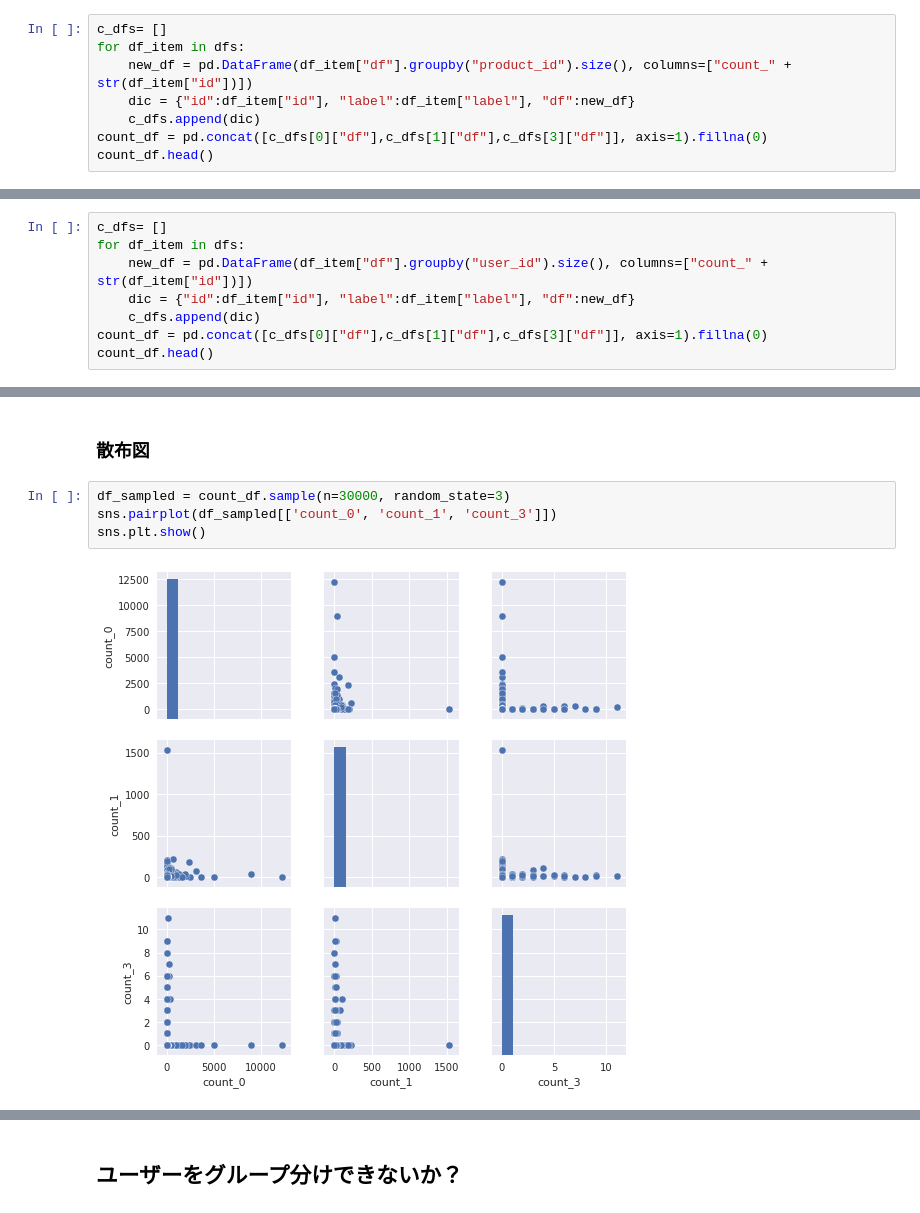
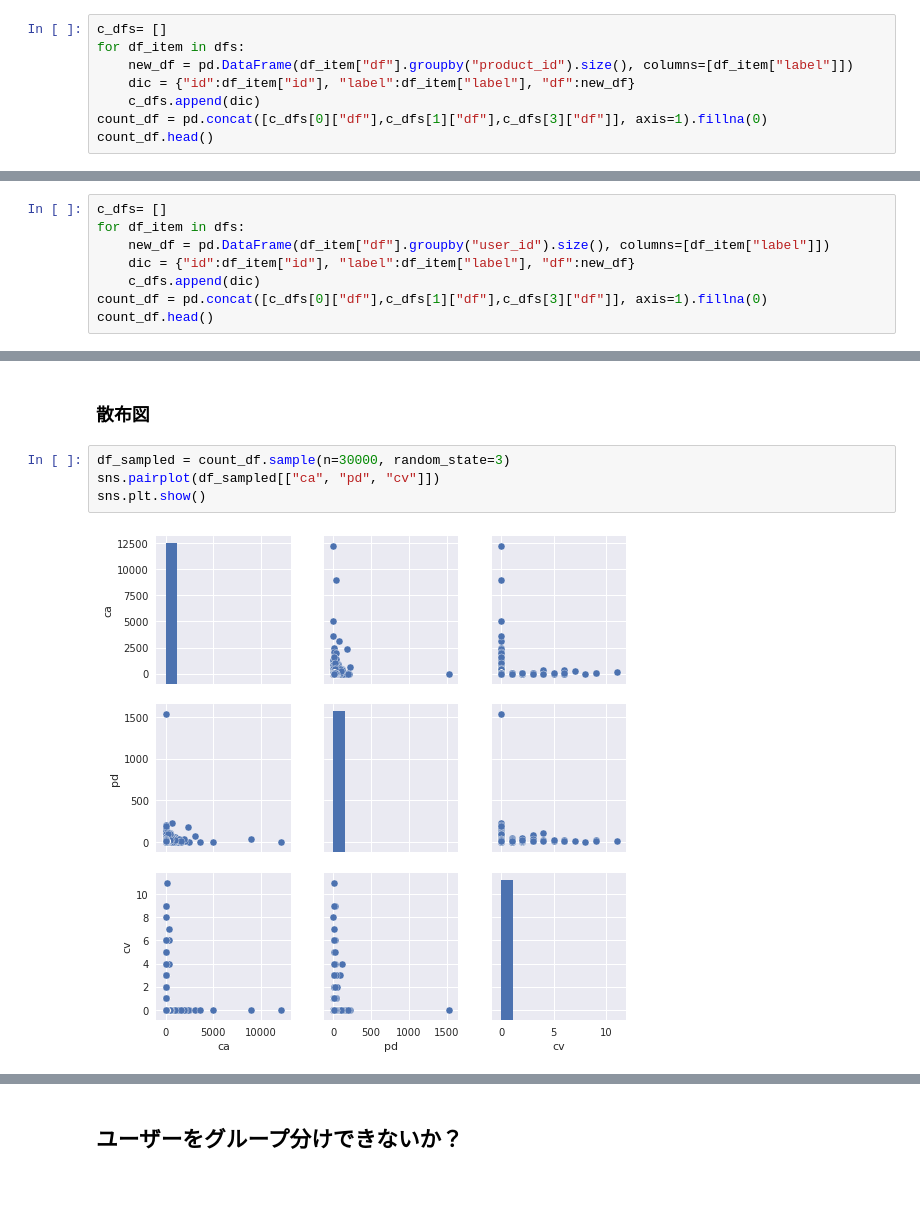
Before and after one commit to bearshu11/gci-team9, a Jupyter notebook: analysis_D.ipynb, the cells around one changed output, grey strips where cells are left out. Saved outputs shown, nothing was run; the diff lists cells and outputs as text.

```diff
--- a/analysis_D.ipynb
+++ b/analysis_D.ipynb
@@ -40,7 +54,7 @@ for i, label in enumerate(labels):
 # %%
 c_dfs= []
 for df_item in dfs:
-    new_df = pd.DataFrame(df_item["df"].groupby("product_id").size(), columns=["count_" + str(df_item["id"])])
+    new_df = pd.DataFrame(df_item["df"].groupby("product_id").size(), columns=[df_item["label"]])
     dic = {"id":df_item["id"], "label":df_item["label"], "df":new_df}
     c_dfs.append(dic)
 count_df = pd.concat([c_dfs[0]["df"],c_dfs[1]["df"],c_dfs[3]["df"]], axis=1).fillna(0)
@@ -246,7 +261,7 @@ plt.tight_layout()
 # %%
 c_dfs= []
 for df_item in dfs:
-    new_df = pd.DataFrame(df_item["df"].groupby("user_id").size(), columns=["count_" + str(df_item["id"])])
+    new_df = pd.DataFrame(df_item["df"].groupby("user_id").size(), columns=[df_item["label"]])
     dic = {"id":df_item["id"], "label":df_item["label"], "df":new_df}
     c_dfs.append(dic)
 count_df = pd.concat([c_dfs[0]["df"],c_dfs[1]["df"],c_dfs[3]["df"]], axis=1).fillna(0)
@@ -289,9 +304,9 @@ display(count_df.loc[(count_df["count_0"]<50) & (count_df["count_1"]<50)].corr()
 ### 散布図
 # %%
 df_sampled = count_df.sample(n=30000, random_state=3)
-sns.pairplot(df_sampled[['count_0', 'count_1', 'count_3']])
+sns.pairplot(df_sampled[["ca", "pd", "cv"]])
 sns.plt.show()
 # %% [output]
-[figure, old version]
+[figure, new version]
 # %%
 absense_bins = [0,10,20,30,40,50,100,150,200,250,300,350,400,500,600,700,800,900,1000,15000]
```
Also changed, not shown: parts of 25 cells of this notebook.
